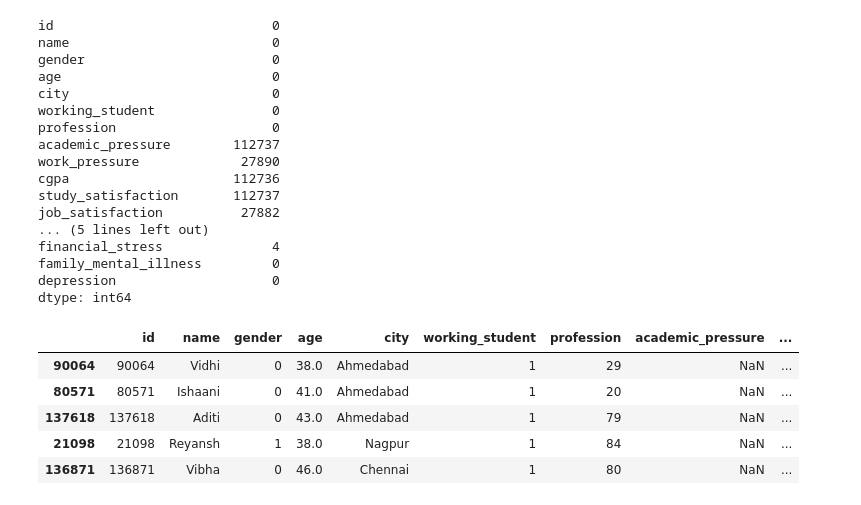
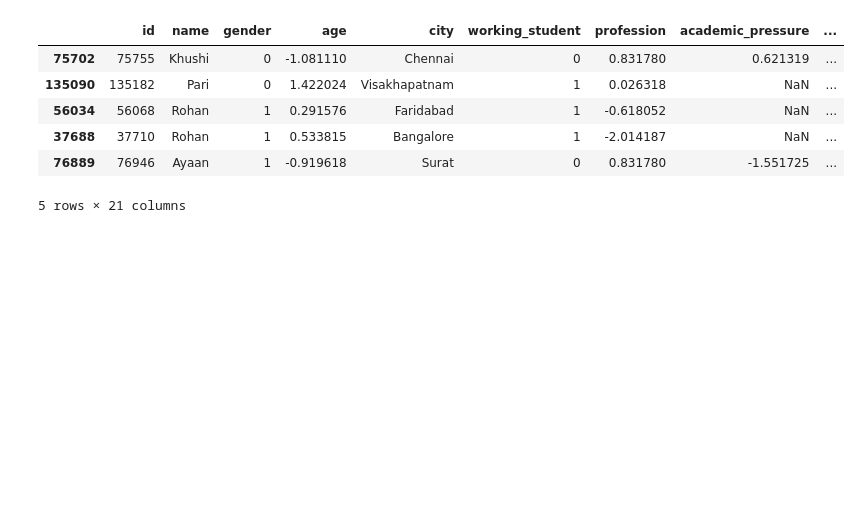
Before and after one commit to nikankad/COS322-depression, a Jupyter notebook: src/main.ipynb, the cells around one changed output. Drawn from its saved outputs; the diff is of its cells as text; code cells hidden in the pictures; blank space fills up the shorter version.

```diff
--- a/src/main.ipynb
+++ b/src/main.ipynb
@@ -58,58 +45,16 @@ depression                    0
 dtype: int64
-# %%
-# Preprocessing
-# Convert Yes/No columns to binary (1/0)
-df = df.map(lambda x: 1 if x == 'Yes' else 0 if x == 'No' else x)
-# Make working_student binary: 1 if working, 0 if student
-df['working_student'] = df['working_student'].map({'Working Professional': 1, 'Student': 0})
-# Convert gender to binary: Male = 1, Female = 0
-df['gender'] = df['gender'].map({'Male': 1, 'Female': 0})
-# remove sleep_duration occurences that have less than 10 appearences
-df = df[df['sleep_duration'].isin(df['sleep_duration'].value_counts()[df['sleep_duration'].value_counts() >= 10].index)]
-# remove dietary_habits occurences that have less than 10 appearences
-df = df[df['dietary_habits'].isin(df['dietary_habits'].value_counts()[df['dietary_habits'].value_counts() >= 10].index)]
-# Set dietary_habits Unhealthy(0) Moderate(1) Healthy (2)
-df["dietary_habits"] = df["dietary_habits"].map({
-    "Unhealthy": 0,
-    "Moderate": 1,
-    "Healthy": 2
-})
-#if profession is student then make profession "Student"
-df.loc[df["working_student"] == 0, "profession"] = "Student"
-#If profession is still NaN, set to "Unemployed"
-df.loc[df["profession"].isna(), "profession"] = "Unemployed"
-#Map sleeping hours to numbers
-df['sleep_duration'] = LabelEncoder().fit_transform(df['sleep_duration'])
-df['degree'] = LabelEncoder().fit_transform(df['degree'])
-df['profession'] = LabelEncoder().fit_transform(df['degree'])
-
-#print
-display(df.isna().sum())
-display(df.sample(5))
-# %% [output]
-id                            0
-name                          0
-gender                        0
-age                           0
-city                          0
-working_student               0
-profession                    0
-academic_pressure        112737
-work_pressure             27890
-cgpa                     112736
-study_satisfaction       112737
-job_satisfaction          27882
-... (5 lines left out)
-financial_stress              4
-family_mental_illness         0
-depression                    0
-dtype: int64
-|  | id | name | gender | age | city | working_student | profession | academic_pressure | ... |
-| 90064 | 90064 | Vidhi | 0 | 38.0 | Ahmedabad | 1 | 29 | NaN | ... |
-| 80571 | 80571 | Ishaani | 0 | 41.0 | Ahmedabad | 1 | 20 | NaN | ... |
-| 137618 | 137618 | Aditi | 0 | 43.0 | Ahmedabad | 1 | 79 | NaN | ... |
-| 21098 | 21098 | Reyansh | 1 | 38.0 | Nagpur | 1 | 84 | NaN | ... |
-| 136871 | 136871 | Vibha | 0 | 46.0 | Chennai | 1 | 80 | NaN | ... |
+# %%
+from utils.helpers import preprocessing
+df = preprocessing(df)
+df.sample(5)
+# %% [output]
+|  | id | name | gender | age | city | working_student | profession | academic_pressure | ... |
+| 75702 | 75755 | Khushi | 0 | -1.081110 | Chennai | 0 | 0.831780 | 0.621319 | ... |
+| 135090 | 135182 | Pari | 0 | 1.422024 | Visakhapatnam | 1 | 0.026318 | NaN | ... |
+| 56034 | 56068 | Rohan | 1 | 0.291576 | Faridabad | 1 | -0.618052 | NaN | ... |
+| 37688 | 37710 | Rohan | 1 | 0.533815 | Bangalore | 1 | -2.014187 | NaN | ... |
+| 76889 | 76946 | Ayaan | 1 | -0.919618 | Surat | 0 | 0.831780 | -1.551725 | ... |
+5 rows × 21 columns
 # %%
 #Now we want to split it into 2 datasets, students and workers
 students_df = df.loc[df["working_student"] == 0].drop({"working_student", "work_pressure", "job_satisfaction"}, axis=1)
```
Also changed, not shown: parts of 11 cells of this notebook, 15 other files.
